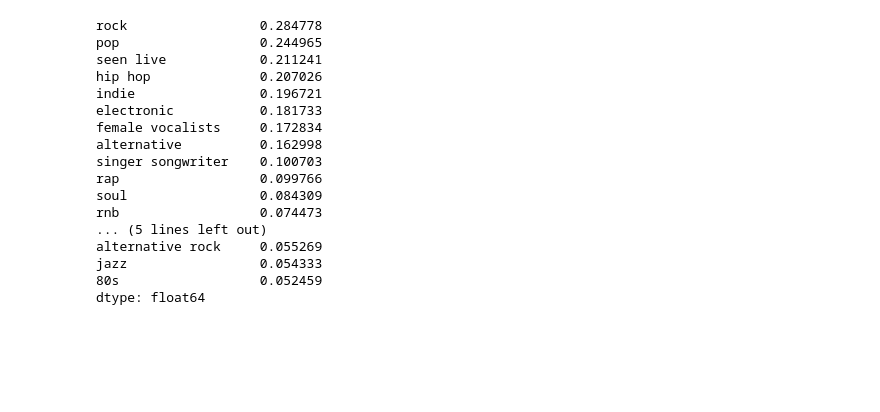
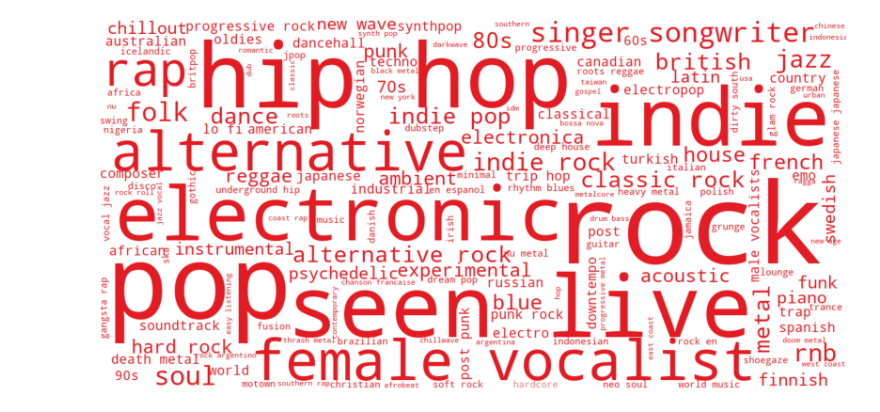
Before and after one commit to petrpham/ScrobblIES, a Jupyter notebook: 5_Tags.ipynb, the cells around one changed output. Drawn from its saved outputs; the diff is of its cells as text; code cells hidden in the pictures; blank space fills up the shorter version.

Commit message:
Word cloud using 10k+ tags!

```diff
--- a/5_Tags.ipynb
+++ b/5_Tags.ipynb
@@ -6,4 +13,2 @@ import re
 # %%
-df = pd.read_csv('artist_info.csv')
+df = pd.read_csv('artist_info_101.csv')
-# %%
-df = df.iloc[:, 1:10]
@@ -25,22 +19,16 @@ tags = pd.concat([df.Tag1, df.Tag2, df.Tag3, df.Tag4, df.Tag5])
 tags = [x.lower() for x in tags]
 tags = [re.sub('\-', ' ', str(x)) for x in tags]
-# %%
-pd.Series(tags).value_counts()[0:20] / artist_count
-# %% [output]
-rock                 0.284778
-pop                  0.244965
-seen live            0.211241
-hip hop              0.207026
-indie                0.196721
-electronic           0.181733
-female vocalists     0.172834
-alternative          0.162998
-singer songwriter    0.100703
-rap                  0.099766
-soul                 0.084309
-rnb                  0.074473
-... (5 lines left out)
-alternative rock     0.055269
-jazz                 0.054333
-80s                  0.052459
-dtype: float64
+# %%
+text = ','.join(tag for tag in tags)
+# %%
+# Creation of a word cloud
+mask = np.array(Image.open(r'lastfmlogo.png'))
+image_colors = ImageColorGenerator(mask)
+
+wordcloud = WordCloud(max_font_size=60, scale = 3, background_color="white").generate(text)
+plt.figure(figsize=(50,30))#
+plt.imshow(wordcloud.recolor(color_func=image_colors), interpolation="bilinear")
+plt.axis("off")
+plt.show()
+# %% [output]
+[figure, added]
```
Also changed, not shown: parts of 5 cells of this notebook, 2 other files.
